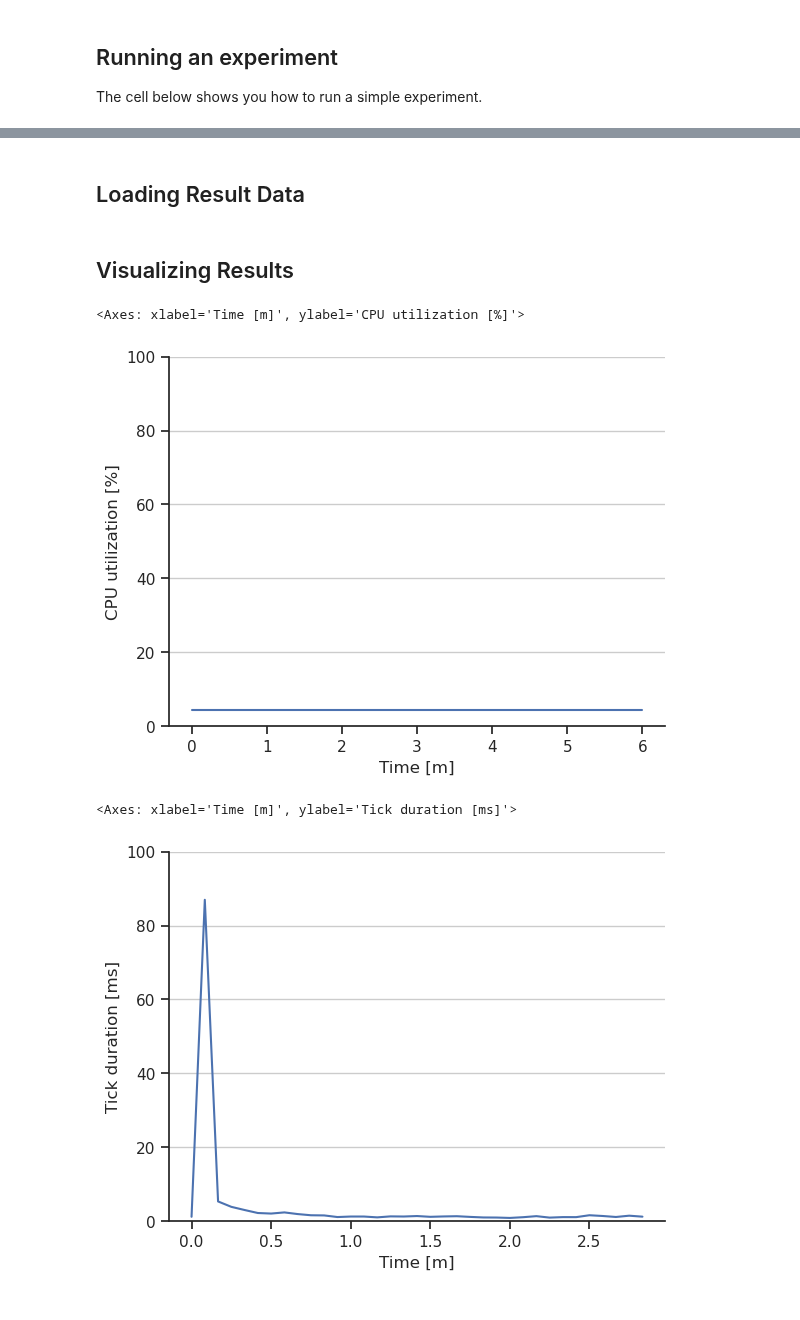
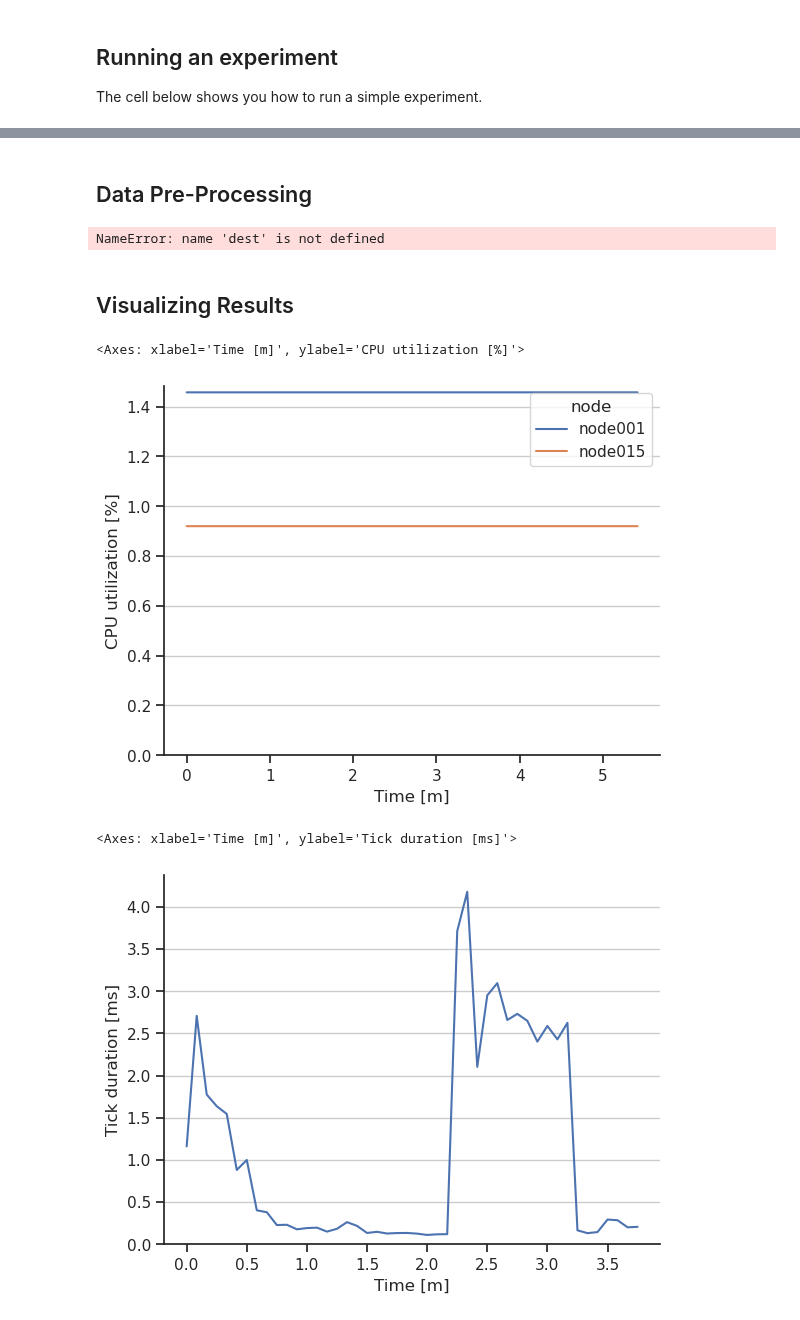
Before and after one commit to atlarge-research/yardstick, a Jupyter notebook: example.ipynb, the cells around one changed output, grey strips where cells are left out. Cells and saved outputs as stored; diff of their text form; code cells hidden in the pictures.

```diff
--- a/example.ipynb
+++ b/example.ipynb
@@ -97,61 +108,74 @@ TASK [Gathering Facts] *********************************************************
 # %% [markdown]
-## Loading Result Data
+## Data Pre-Processing
 # %%
+import glob
 import pandas as pd
 
-metrics_file = Path(f"/var/scratch/{os.getlogin()}/yardstick/20240621T0027/node016/telegraf-ig2uu7rq/metrics-node016.csv")
+raw_data_files = glob.glob(f"{dest}/**/metrics-*.csv", recursive=True)
+print(raw_data_files)
 
-keys = {}
-with open(metrics_file) as fin:
-    for line in fin:
-        first_delim = line.find(",")
-        second_delim = line.find(",", first_delim+1)
-        key = line[first_delim+1:second_delim]
-        if key not in keys:
-            keys[key] = open(metrics_file.parent / f"{key}.csv", "w+")
-        keys[key].write(line)
-for key, fd in keys.items():
-    fd.close()
+for raw_data_file in raw_data_files:
+    metrics_file = Path(raw_data_file)
+    keys = {}
+    with open(metrics_file) as fin:
+        for line in fin:
+            first_delim = line.find(",")
+            second_delim = line.find(",", first_delim+1)
+            key = line[first_delim+1:second_delim]
+            if key not in keys:
+                keys[key] = open(metrics_file.parent / f"{key}.csv", "w+")
+            keys[key].write(line)
+    for key, fd in keys.items():
+        fd.close()
+# %% [output]
+NameError: name 'dest' is not defined
 # %% [markdown]
 ## Visualizing Results
 # %%
 import seaborn as sns
 
-df = pd.read_csv(metrics_file.parent / "cpu.csv", names = ["timestamp","measurement","core_id","cpu","host","physical_id","time_active","time_guest","time_guest_nice","time_idle","time_iowait","time_irq","time_nice","time_softirq","time_steal","time_system","time_user"])
-df["timestamp"] = df["timestamp"].transform(lambda x: x - x.min())
-df["timestamp_m"] = df["timestamp"] / 60
-df = df[df.cpu == "cpu-total"]
-df['time_total'] = df.time_active + df.time_idle
-df['util'] = 100 * df.time_active / df.time_total
-df = df[df.groupby(["timestamp", "cpu"])["time_total"].rank(ascending=False) <= 1]
+dfs = []
+for cpu_file in glob.glob(f"{dest}/**/cpu.csv", recursive=True):
+    df = pd.read_csv(cpu_file, names = ["timestamp","measurement","core_id","cpu","host","physical_id","time_active","time_guest","time_guest_nice","time_idle","time_iowait","time_irq","time_nice","time_softirq","time_steal","time_system","time_user"])
+    df["node"] = Path(cpu_file).parent.parent.name
+    df["timestamp"] = df["timestamp"].transform(lambda x: x - x.min())
+    df["timestamp_m"] = df["timestamp"] / 60
+    df = df[df.cpu == "cpu-total"]
+    df['time_total'] = df.time_active + df.time_idle
+    df['util'] = 100 * df.time_active / df.time_total
+    df = df[df.groupby(["timestamp", "cpu"])["time_total"].rank(ascending=False) <= 1]
+    dfs.append(df)
+df = pd.concat(dfs, ignore_index=True)
 df.head()
 
 custom_params = {"axes.spines.right": False, "axes.spines.top": False}
 sns.set_theme(style="ticks", rc=custom_params)
-ax = sns.lineplot(df, x="timestamp_m", y="util")
+ax = sns.lineplot(df, x="timestamp_m", y="util", hue="node")
 ax.grid(axis="y")
-ax.set_ylim(bottom=0, top=100)
+ax.set_ylim(bottom=0)
 ax.set_ylabel("CPU utilization [%]")
 ax.set_xlabel("Time [m]")
 ax
 # %% [output]
 <Axes: xlabel='Time [m]', ylabel='CPU utilization [%]'>
-[figure, old version]
+[figure, new version]
 # %%
 # timestamp,measurement,cpu,host,usage_guest,usage_guest_nice,usage_idle,usage_iowait,usage_irq,usage_nice,usage_softirq,usage_steal,usage_system,usage_user
-df = pd.read_csv(metrics_file.parent / "minecraft_tick_times.csv", names = ["timestamp", "label", "node", "jolokia_endpoint", "tick_duration_ms"])
+tick_times_file = glob.glob(f"{dest}/**/minecraft_tick_times.csv", recursive=True)[0]
+
+df = pd.read_csv(tick_times_file, names = ["timestamp", "label", "node", "jolokia_endpoint", "tick_duration_ms"])
 df["timestamp"] = df["timestamp"].transform(lambda x: x - x.min())
 df["timestamp_m"] = df["timestamp"] / 60
 df.head()
 
 custom_params = {"axes.spines.right": False, "axes.spines.top": False}
 sns.set_theme(style="ticks", rc=custom_params)
 ax = sns.lineplot(df, x="timestamp_m", y="tick_duration_ms")
 ax.grid(axis="y")
 ax.set_ylim(bottom=0)
 ax.set_ylabel("Tick duration [ms]")
 ax.set_xlabel("Time [m]")
 ax
 # %% [output]
 <Axes: xlabel='Time [m]', ylabel='Tick duration [ms]'>
-[figure, old version]
+[figure, new version]
```
Also changed, not shown: parts of 1 cell of this notebook, 1 other file.
